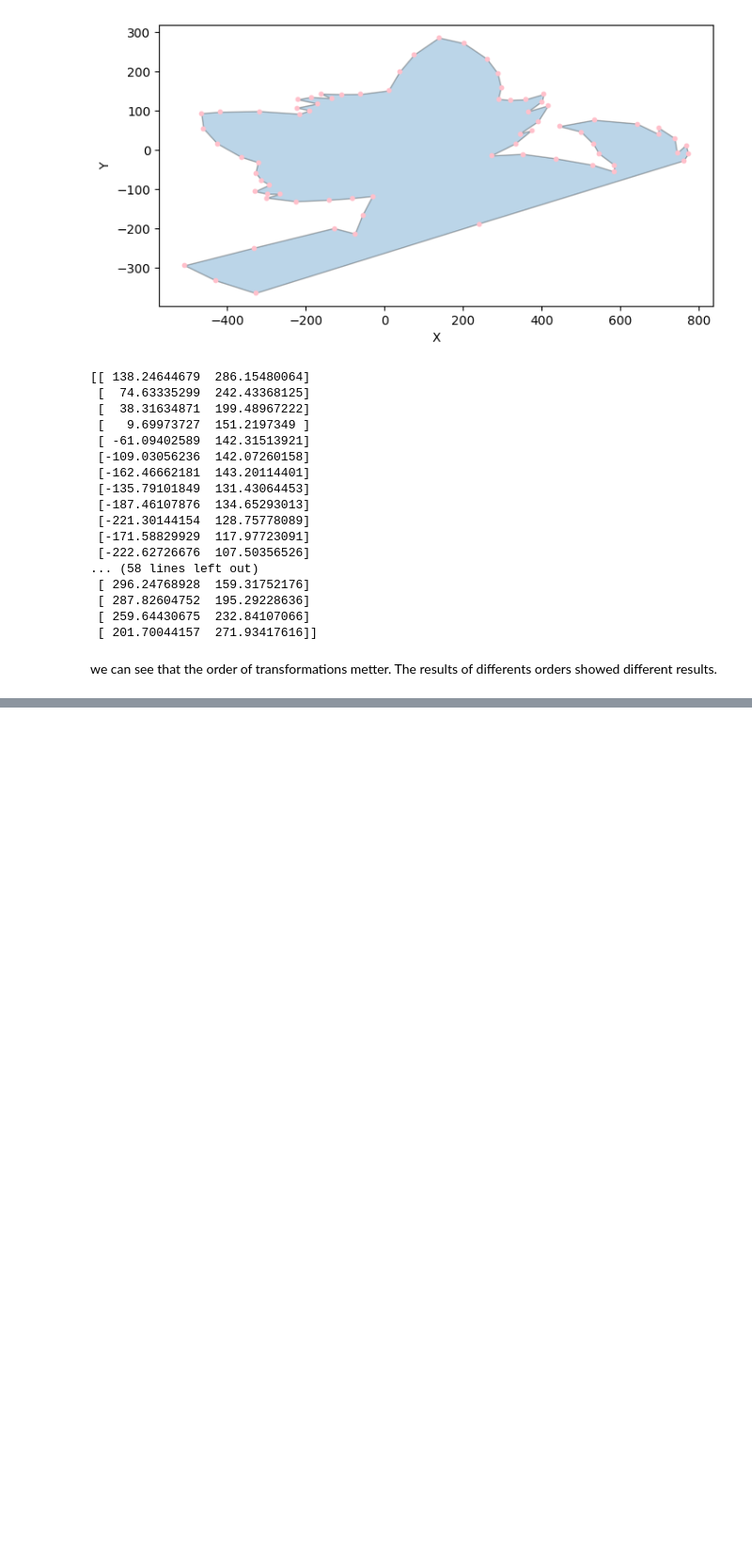
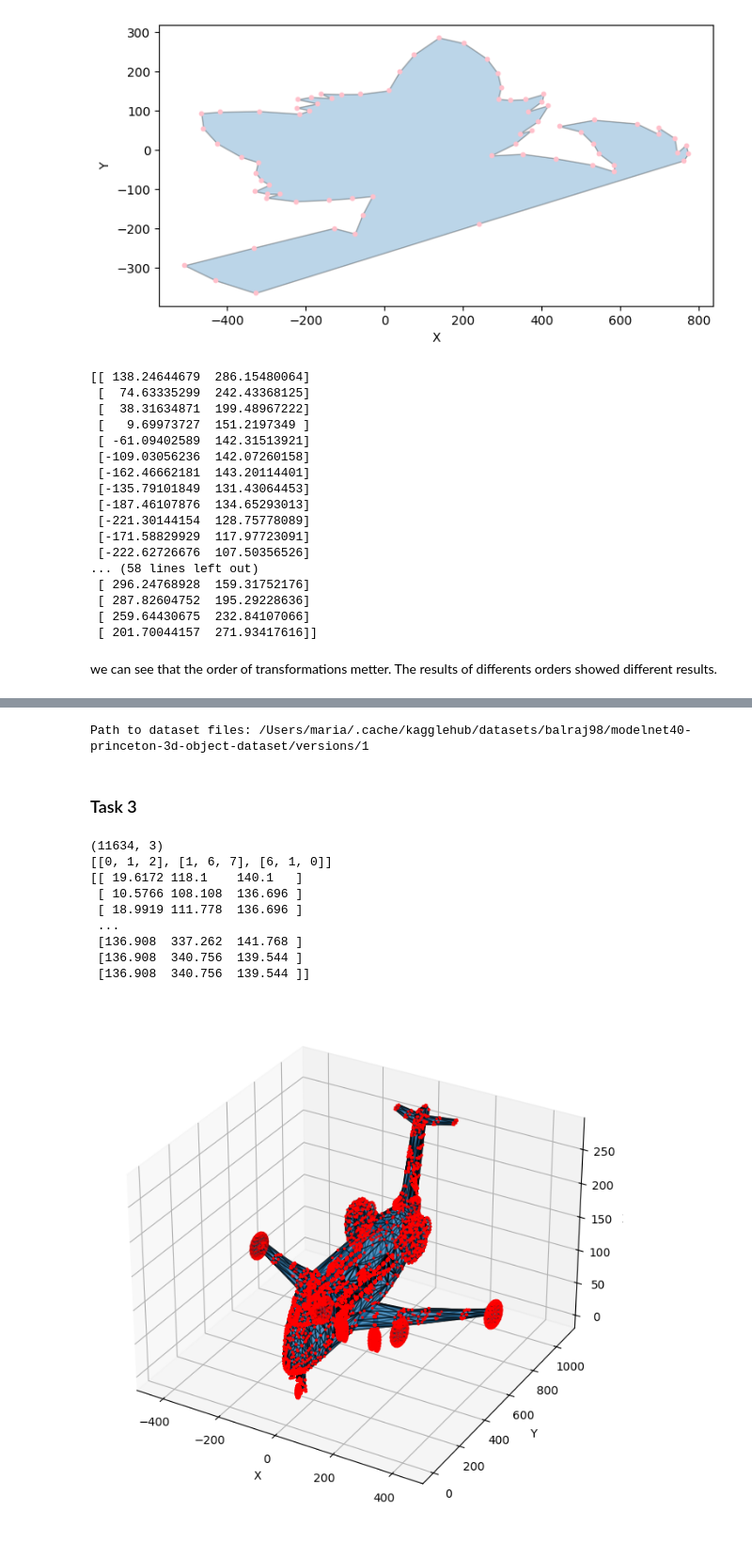
Before and after one commit to maryiyi/linear-transformation, a Jupyter notebook: lab1_transformations.ipynb, the cells around one changed output, grey strips where cells are left out. Shown at 94% size. Saved outputs shown, nothing was run; the diff lists cells and outputs as text; code cells hidden in the pictures; blank space fills up the shorter version.

```diff
--- a/lab1_transformations.ipynb
+++ b/lab1_transformations.ipynb
@@ -232,0 +239,61 @@ we can see that the order of transformations metter. The results of differents o
+# %%
+import kagglehub
+
+# Download latest version
+path = kagglehub.dataset_download("balraj98/modelnet40-princeton-3d-object-dataset")
+
+print("Path to dataset files:", path)
+# %% [output]
+Path to dataset files: /Users/maria/.cache/kagglehub/datasets/balraj98/modelnet40-princeton-3d-object-dataset/versions/1
+# %%
+def read_off(filename: str):
+    with open (filename, 'r') as f:
+        # Перевіряємо, чи перший рядок починається з OFF
+        if 'OFF' != f.readline().strip():
+            raise ValueError( 'Not a valid OFF header')
+        # Зчитуємо кількість вершин, граней та ребер (трете значення частоі гнорується)
+        n_verts, n_faces, _ = map(int, f.readline().strip().split())
+        # Зчитуємо координати всіх вершин (х, у, z)
+        verts = [list(map(float, f.readline().strip().split())) for _ in range(n_verts)]
+        # Зчитуємо грані: перше число у рядку - кількість вершин грані (ігноруємо),далі індекси
+        faces = [list(map(int, f.readline().strip().split()[1:])) for _ in range(n_faces)]
+        # Повертаємо вершини у вигляді масиву NumPy та список граней
+    return np.array(verts), faces
+# %% [markdown]
+### Task 3
+# %%
+def plot_off_3d(vertices, faces):
+    fig = plt.figure(figsize=(8, 8))
+    ax = fig.add_subplot(111, projection='3d')
+
+    mesh = Poly3DCollection([vertices[face] for face in faces], alpha=0.3, edgecolor='k')
+
+    ax.add_collection3d(mesh)
+    # Додаємо вершини як червоні точки
+    ax.scatter(vertices[:, 0], vertices[:, 1], vertices [:, 2], s=2, c= 'r')
+    # Підписуємо осі
+    ax.set_xlabel("X")
+    ax.set_ylabel("Y")
+    ax.set_zlabel("Z")
+    # Автоматично масштабуємо сцену під модель
+    ax.auto_scale_xyz(vertices[:, 0], vertices[:, 1], vertices[:, 2])
+     # показуємо результат
+    #plt.close(fig)
+    # Виклик функції для побудови OFF-моделі
+# %%
+vertices, faces = read_off("/Users/maria/.cache/kagglehub/datasets/balraj98/modelnet40-princeton-3d-object-dataset/versions/1/ModelNet40/airplane/test/airplane_0627.off")
+print(vertices.shape)
+print (faces [:3])
+print(vertices)
+plot_off_3d(vertices, faces)
+# %% [output]
+(11634, 3)
+[[0, 1, 2], [1, 6, 7], [6, 1, 0]]
+[[ 19.6172 118.1    140.1   ]
+ [ 10.5766 108.108  136.696 ]
+ [ 18.9919 111.778  136.696 ]
+ ...
+ [136.908  337.262  141.768 ]
+ [136.908  340.756  139.544 ]
+ [136.908  340.756  139.544 ]]
+[figure, added]
```
Also changed, not shown: parts of 8 cells of this notebook.
